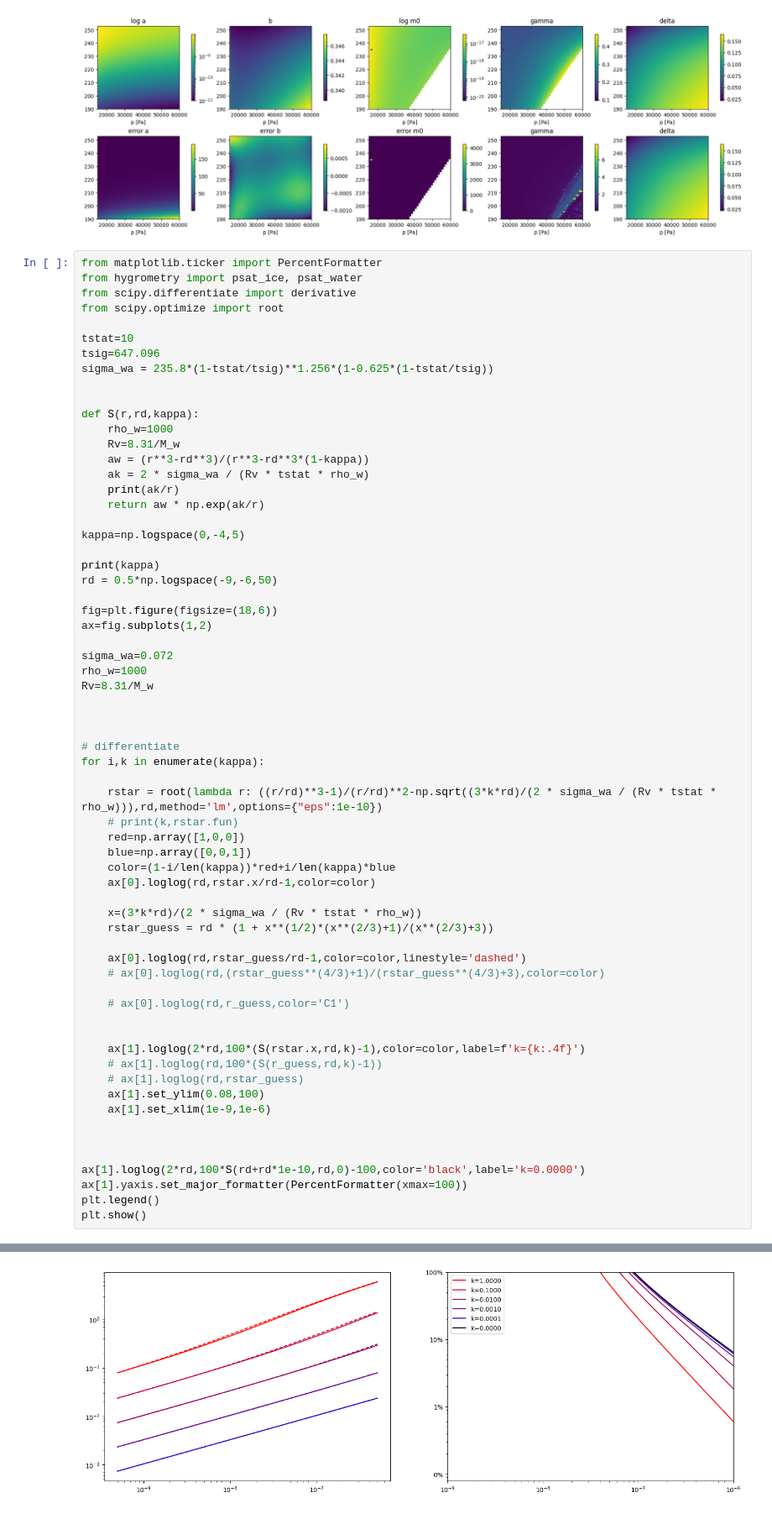
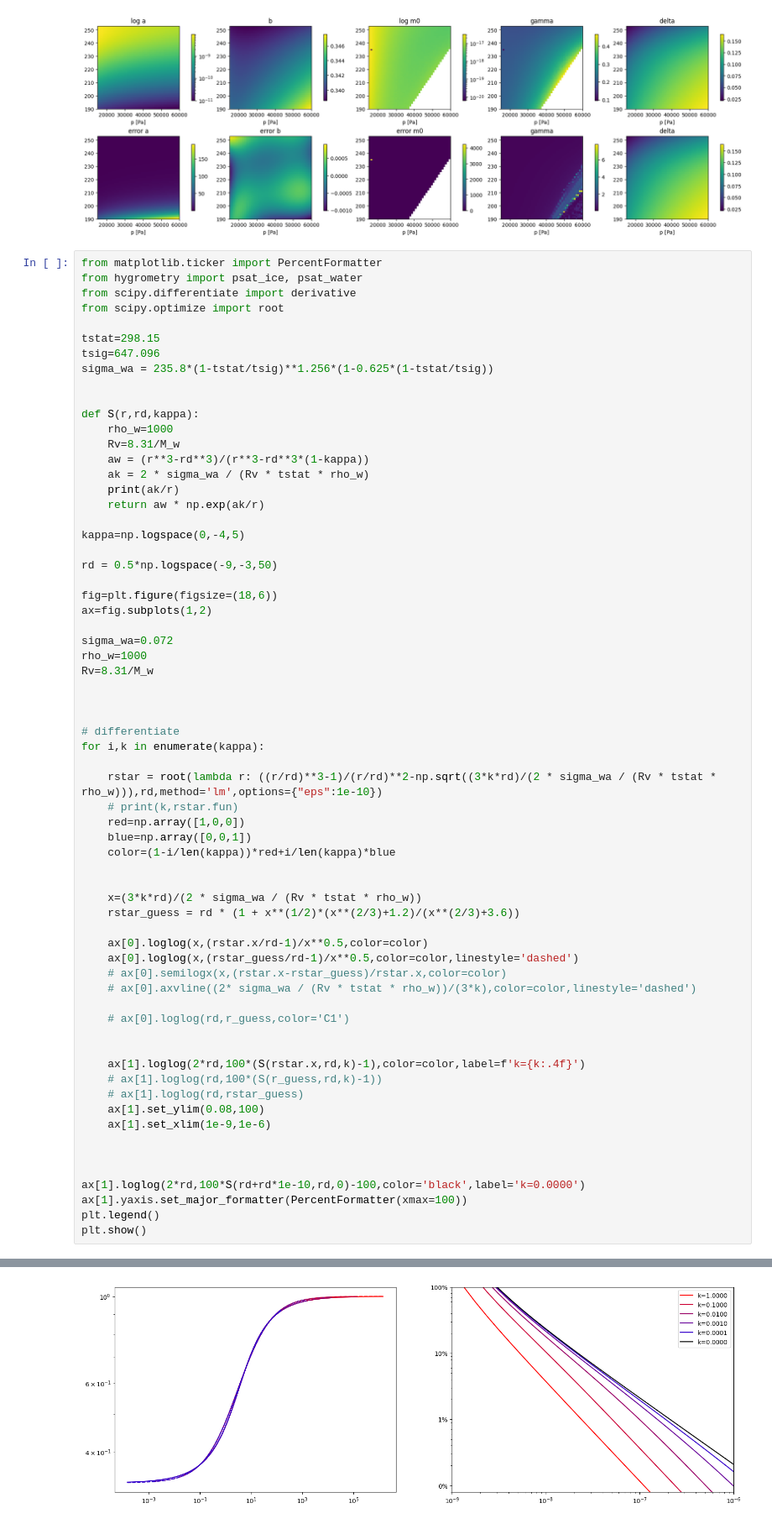
Before and after one commit to astro-zilla/contrails, a Jupyter notebook: microphysics_approximations.ipynb, the cells around one changed output, grey strips where cells are left out. Shown at 84% size. Saved outputs shown, nothing was run; the diff lists cells and outputs as text.

```diff
--- a/microphysics_approximations.ipynb
+++ b/microphysics_approximations.ipynb
@@ -407,7 +407,7 @@ from hygrometry import psat_ice, psat_water
 from scipy.differentiate import derivative
 from scipy.optimize import root
 
-tstat=10
+tstat=298.15
 tsig=647.096
 sigma_wa = 235.8*(1-tstat/tsig)**1.256*(1-0.625*(1-tstat/tsig))
 
@@ -422,8 +422,7 @@ def S(r,rd,kappa):
 
 kappa=np.logspace(0,-4,5)
 
-print(kappa)
-rd = 0.5*np.logspace(-9,-6,50)
+rd = 0.5*np.logspace(-9,-3,50)
 
 fig=plt.figure(figsize=(18,6))
 ax=fig.subplots(1,2)
@@ -442,13 +441,15 @@ for i,k in enumerate(kappa):
     red=np.array([1,0,0])
     blue=np.array([0,0,1])
     color=(1-i/len(kappa))*red+i/len(kappa)*blue
-    ax[0].loglog(rd,rstar.x/rd-1,color=color)
+
 
     x=(3*k*rd)/(2 * sigma_wa / (Rv * tstat * rho_w))
-    rstar_guess = rd * (1 + x**(1/2)*(x**(2/3)+1)/(x**(2/3)+3))
+    rstar_guess = rd * (1 + x**(1/2)*(x**(2/3)+1.2)/(x**(2/3)+3.6))
 
-    ax[0].loglog(rd,rstar_guess/rd-1,color=color,linestyle='dashed')
-    # ax[0].loglog(rd,(rstar_guess**(4/3)+1)/(rstar_guess**(4/3)+3),color=color)
+    ax[0].loglog(x,(rstar.x/rd-1)/x**0.5,color=color)
+    ax[0].loglog(x,(rstar_guess/rd-1)/x**0.5,color=color,linestyle='dashed')
+    # ax[0].semilogx(x,(rstar.x-rstar_guess)/rstar.x,color=color)
+    # ax[0].axvline((2* sigma_wa / (Rv * tstat * rho_w))/(3*k),color=color,linestyle='dashed')
 
     # ax[0].loglog(rd,r_guess,color='C1')
 
@@ -486 +487 @@ plt.show()
-[figure, old version]
+[figure, new version]
```
Also changed, not shown: parts of 2 cells of this notebook, 4 other files.
